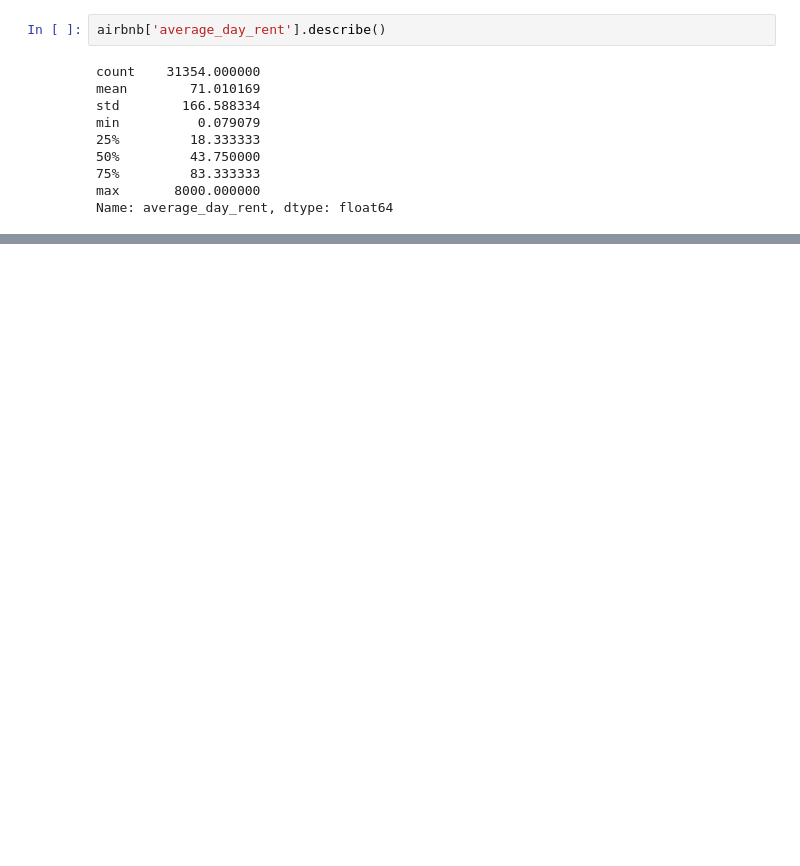
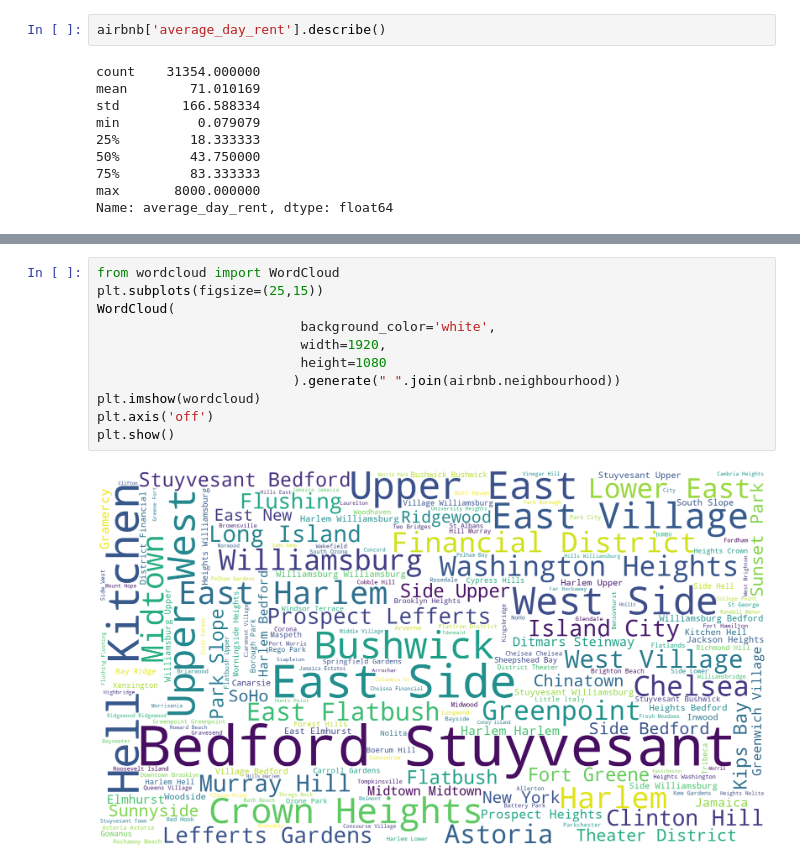
Before and after one commit to Ihaxxxx/Machine-Learning, a Jupyter notebook: Projects/Air Bnb Prediction/index.ipynb, the cells around one changed output, grey strips where cells are left out. Cells and saved outputs as stored; diff of their text form; blank space fills up the shorter version.

```diff
--- a/Projects/Air Bnb Prediction/index.ipynb
+++ b/Projects/Air Bnb Prediction/index.ipynb
@@ -199,0 +281,13 @@ airbnb[airbnb['average_day_rent'] > 2000]
+# %%
+from wordcloud import WordCloud
+plt.subplots(figsize=(25,15))
+WordCloud(
+                          background_color='white',
+                          width=1920,
+                          height=1080
+                         ).generate(" ".join(airbnb.neighbourhood))
+plt.imshow(wordcloud)
+plt.axis('off')
+plt.show()
+# %% [output]
+[figure, added]
```
Also changed, not shown: parts of 18 cells of this notebook, 2 other files.
